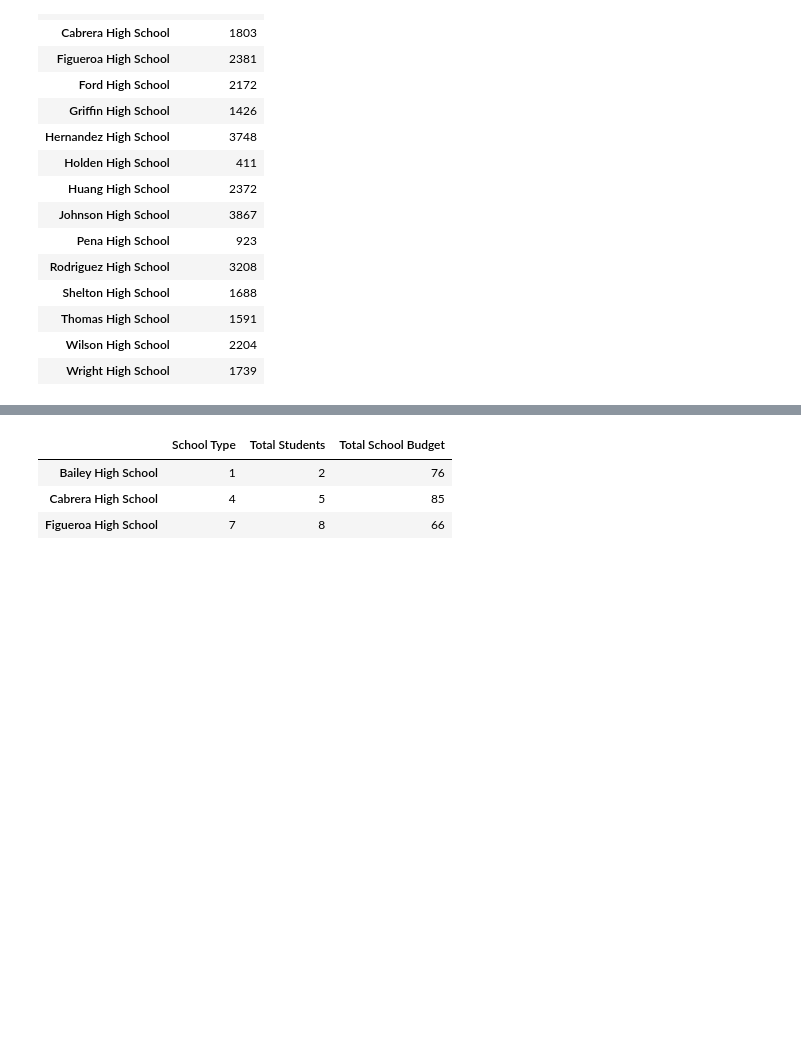
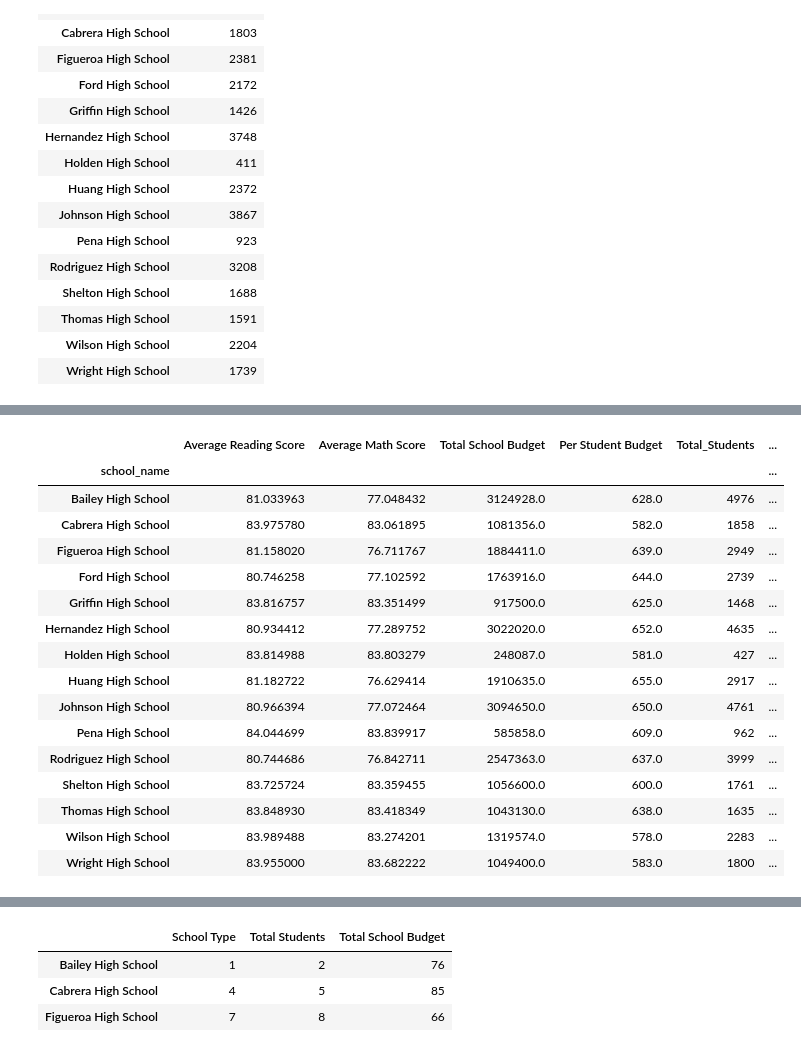
Before and after one commit to valputla/pandas-challenge, a Jupyter notebook: PyCitySchools/PyCitySchools - Lindsey Morales.ipynb, the cells around one changed output, grey strips where cells are left out. Saved outputs shown, nothing was run; the diff lists cells and outputs as text; code cells hidden in the pictures; blank space fills up the shorter version.

Commit message:
Finished part 2 aggregate functions.

```diff
--- a/PyCitySchools/PyCitySchools - Lindsey Morales.ipynb
+++ b/PyCitySchools/PyCitySchools - Lindsey Morales.ipynb
@@ -642,0 +661,21 @@ perc_pass_reading
+# %%
+aggregate_df["% Passing Math"] = perc_pass_math
+aggregate_df
+# %% [output]
+|  | Average Reading Score | Average Math Score | Total School Budget | Per Student Budget | Total_Students | ... |
+| school_name |  |  |  |  |  | ... |
+| Bailey High School | 81.033963 | 77.048432 | 3124928.0 | 628.0 | 4976 | ... |
+| Cabrera High School | 83.975780 | 83.061895 | 1081356.0 | 582.0 | 1858 | ... |
+| Figueroa High School | 81.158020 | 76.711767 | 1884411.0 | 639.0 | 2949 | ... |
+| Ford High School | 80.746258 | 77.102592 | 1763916.0 | 644.0 | 2739 | ... |
+| Griffin High School | 83.816757 | 83.351499 | 917500.0 | 625.0 | 1468 | ... |
+| Hernandez High School | 80.934412 | 77.289752 | 3022020.0 | 652.0 | 4635 | ... |
+| Holden High School | 83.814988 | 83.803279 | 248087.0 | 581.0 | 427 | ... |
+| Huang High School | 81.182722 | 76.629414 | 1910635.0 | 655.0 | 2917 | ... |
+| Johnson High School | 80.966394 | 77.072464 | 3094650.0 | 650.0 | 4761 | ... |
+| Pena High School | 84.044699 | 83.839917 | 585858.0 | 609.0 | 962 | ... |
+| Rodriguez High School | 80.744686 | 76.842711 | 2547363.0 | 637.0 | 3999 | ... |
+| Shelton High School | 83.725724 | 83.359455 | 1056600.0 | 600.0 | 1761 | ... |
+| Thomas High School | 83.848930 | 83.418349 | 1043130.0 | 638.0 | 1635 | ... |
+| Wilson High School | 83.989488 | 83.274201 | 1319574.0 | 578.0 | 2283 | ... |
+| Wright High School | 83.955000 | 83.682222 | 1049400.0 | 583.0 | 1800 | ... |
```
Also changed, not shown: parts of 6 cells of this notebook.
